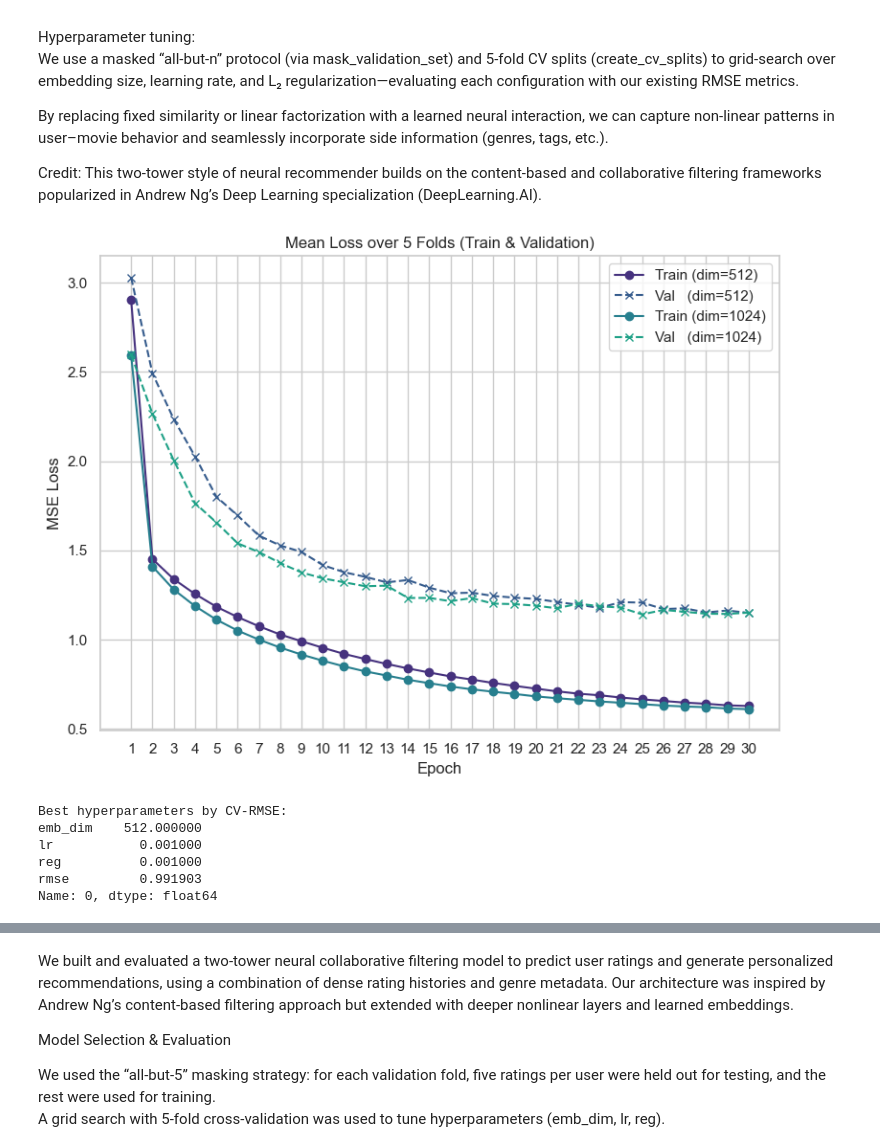
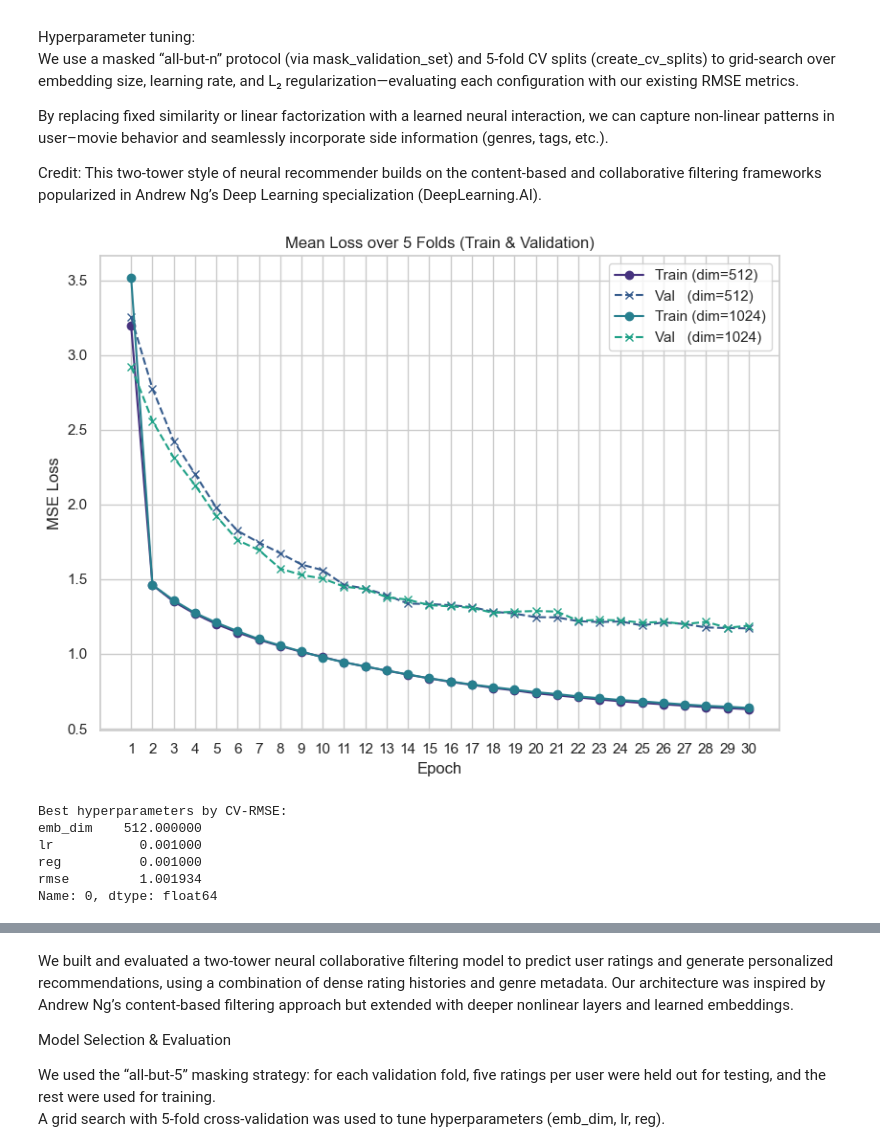
Before and after one commit to Steff72/RSY_MC, a Jupyter notebook: RSY_MiniChallenge_FS25.ipynb, the cells around one changed output, grey strips where cells are left out. Saved outputs shown, nothing was run; the diff lists cells and outputs as text; code cells hidden in the pictures.

```diff
--- a/RSY_MiniChallenge_FS25.ipynb
+++ b/RSY_MiniChallenge_FS25.ipynb
@@ -1005,7 +1005,7 @@ for beta_u_val in beta_range:
         fold_recs = []
         # Loop over all CV folds for these beta values:
         for train_set, val_set in cv_splits:
-            eval_df = evaluate_fold(train_set, val_set, n_hidden=10, beta_u=beta_u_val, beta_i=beta_i_val)
+            eval_df = evaluate_fold(train_set, val_set, n_hidden=5, beta_u=beta_u_val, beta_i=beta_i_val)
             fold_rmses.append(calculate_rmse(eval_df))
             fold_maes.append(calculate_mae(eval_df))
             fold_precs.append(precision_at_n(eval_df, n=15, threshold=4.0))
@@ -1362,7 +1362,7 @@ cf_results = {
     "User-Pearson": {"K": [], "RMSE": [], "Precision@15": [], "Recall@15": []},
 }
 
-def evaluate_cf_fold(train_set, val_set, method, sim_func, K, n_hidden=10):
+def evaluate_cf_fold(train_set, val_set, method, sim_func, K, n_hidden=5):
     # Build a prediction matrix for the current fold
     # For each validation user, take only the observed ratings.
     observed_val, hidden_val = mask_validation_set(val_set, n=n_hidden, random_state=42)
@@ -1406,7 +1406,7 @@ for K in K_range:
             sim_func = pearson_similarity_pair
 
         for train_set, val_set in cv_splits:
-            eval_df = evaluate_cf_fold(train_set, val_set, method=cf_method, sim_func=sim_func, K=K, n_hidden=10)
+            eval_df = evaluate_cf_fold(train_set, val_set, method=cf_method, sim_func=sim_func, K=K, n_hidden=5)
             fold_rmses.append(calculate_rmse(eval_df))
             fold_precs.append(precision_at_n(eval_df, n=15, threshold=4.0))
             fold_recs.append(recall_at_n(eval_df, n=15, threshold=4.0))
@@ -1604,7 +1603,7 @@ def predict_for_new_user(new_user_latent, movie, algo):
     return pred
 
 # Generate recommendations for new Users
-def get_new_user_recommendations(user_id, test_set, algo, movies_df, n_observed=5, top_n=20, reg=0.02, seed=42):
+def get_new_user_recommendations(user_id, test_set, algo, movies_df, n_observed=20, top_n=20, reg=0.02, seed=42):
     """
     Generate top-N recommendations for a new user using folding-in with an existing SVD model.
 
@@ -1669,7 +1668,7 @@ print("SVD-based Recommendations (with Folding-In for new users):")
 for uid in [3, 5, 7]:
     print(f"\nTop 20 recommendations for new user {uid}:")
     recs_new_user = get_new_user_recommendations(user_id=uid, test_set=test_set, algo=algo_svd,
-                                                 movies_df=movies, n_observed=5, top_n=20, reg=0.02, seed=42)
+                                                 movies_df=movies, n_observed=20, top_n=20, reg=0.02, seed=42)
     print(recs_new_user[['movieId', 'title', 'predicted_rating']].to_string(index=False))
 # %% [output]
 SVD-based Recommendations (with Folding-In for new users):
@@ -2051,7 +2050,7 @@ print("\nSVD-based Recommendations for new users (using folding-in):")
 for uid in [3, 5, 7]:
     print(f"\nTop 20 recommendations for new user {uid}:")
     recs_new = get_new_user_recommendations(user_id=uid, test_set=test_set, algo=algo_opt,
-                                            movies_df=movies, n_observed=5, top_n=20, reg=0.02, seed=42)
+                                            movies_df=movies, n_observed=20, top_n=20, reg=0.02, seed=42)
     print(recs_new[["movieId", "title", "predicted_rating"]].to_string(index=False))
 # %% [output]
 [figure]
@@ -2155,7 +2154,7 @@ param_grid = {
     'reg':     [1e-3],
 }
 cv_splits = create_cv_splits(dev_set, n_splits=5)
-n_observed = 5
+n_observed = 20
 n_epochs = 30
 
 results = []
@@ -2212,39 +2211,39 @@ for emb in param_grid['emb_dim']:
                 'emb_dim': emb,
                 'lr':     lr,
                 'reg':    reg,
                 'rmse':   np.mean(fold_rmses)
             })
 
 # Plot All emb_dim Loss Curves Together
 plt.figure(figsize=(8,6))
 for emb in sorted(loss_curves.keys()):
     epochs = np.arange(1, n_epochs+1)
     plt.plot(epochs, loss_curves[emb]['train'], marker='o', linestyle='-',
              label=f"Train (dim={emb})")
     plt.plot(epochs, loss_curves[emb]['val'], marker='x', linestyle='--',
              label=f"Val   (dim={emb})")
 
 plt.title("Mean Loss over 5 Folds (Train & Validation)")
 plt.xlabel("Epoch")
 plt.ylabel("MSE Loss")
 plt.xticks(epochs)
 plt.grid(True)
 plt.legend()
 plt.tight_layout()
 plt.show()
 
 # Print Best Result
 results_df = pd.DataFrame(results)
 best = results_df.loc[results_df['rmse'].idxmin()]
 print("Best hyperparameters by CV-RMSE:")
 print(best)
 # %% [output]
-[figure, old version]
+[figure, new version]
 Best hyperparameters by CV-RMSE:
 emb_dim    512.000000
 lr           0.001000
 reg          0.001000
-rmse         0.991903
+rmse         1.001934
 Name: 0, dtype: float64
 # %%
 # Train final model on full dev_set with best params
```
Also changed, not shown: parts of 12 cells of this notebook, 1 other file.
